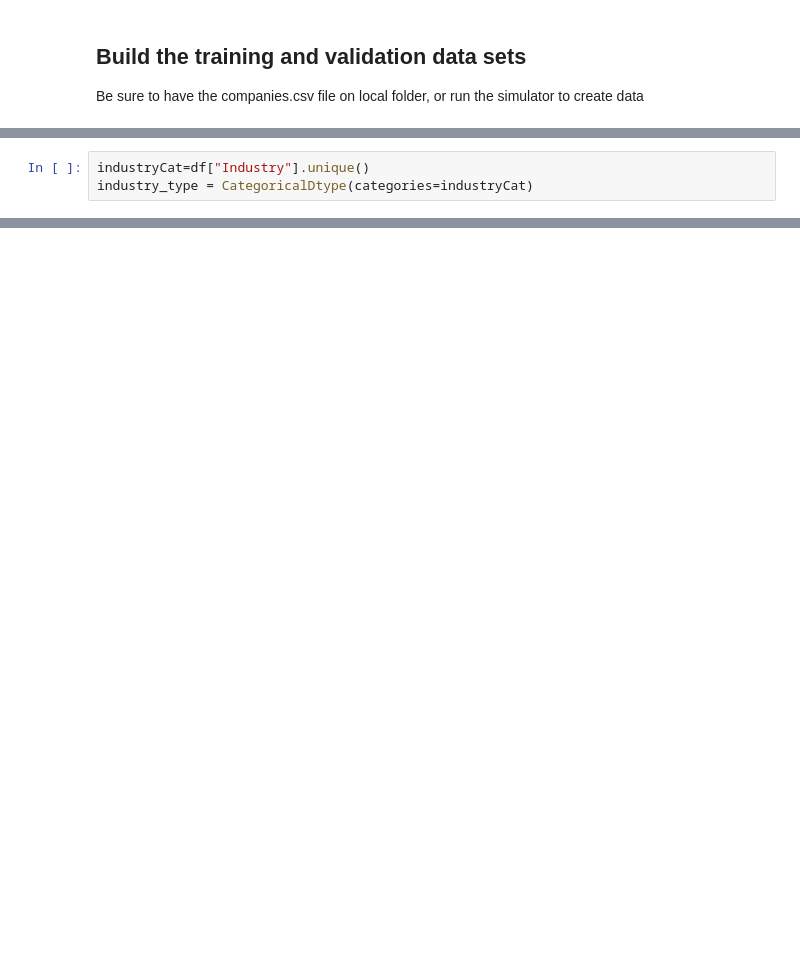
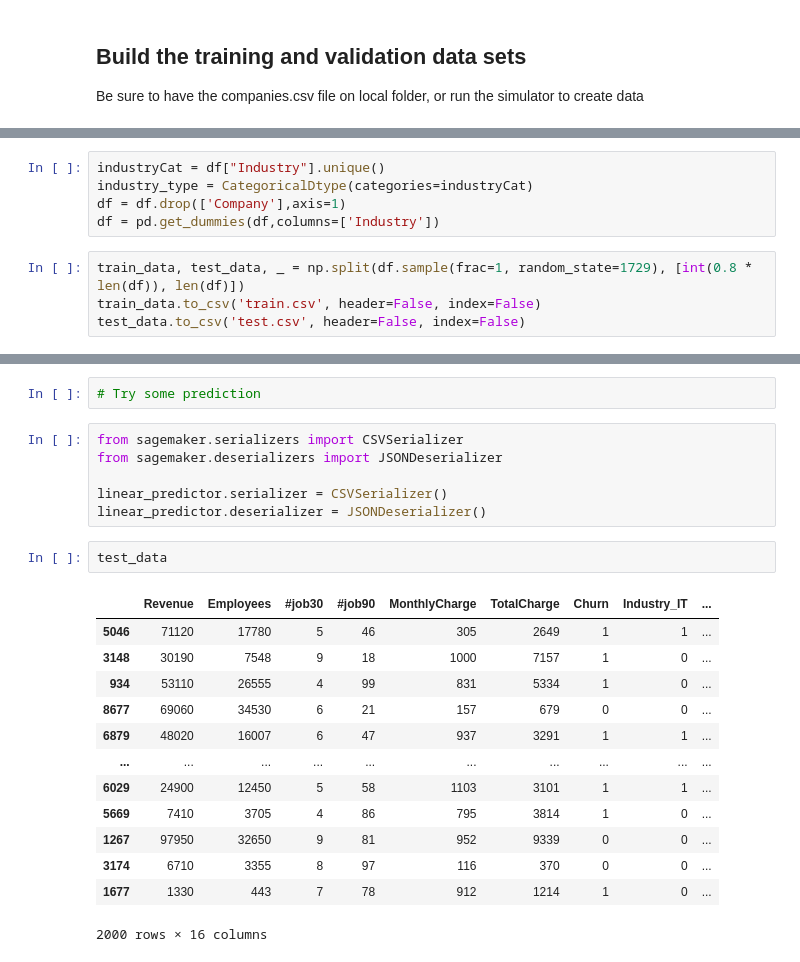
Before and after one commit to jbcodeforce/big-data-tenant-analytics, a Jupyter notebook: CompanyRisk/company-churn-sm.ipynb, the cells around one changed output, grey strips where cells are left out. Drawn from its saved outputs; the diff is of its cells as text; blank space fills up the shorter version.

```diff
--- a/CompanyRisk/company-churn-sm.ipynb
+++ b/CompanyRisk/company-churn-sm.ipynb
@@ -28,3 +76,9 @@ df.info()
 # %%
-industryCat=df["Industry"].unique()
+industryCat = df["Industry"].unique()
 industry_type = CategoricalDtype(categories=industryCat)
+df = df.drop(['Company'],axis=1)
+df = pd.get_dummies(df,columns=['Industry'])
+# %%
+train_data, test_data, _ = np.split(df.sample(frac=1, random_state=1729), [int(0.8 * len(df)), len(df)])
+train_data.to_csv('train.csv', header=False, index=False)
+test_data.to_csv('test.csv', header=False, index=False)
@@ -30,0 +184,24 @@ industry_type = CategoricalDtype(categories=industryCat)
+# %%
+# Try some prediction
+# %%
+from sagemaker.serializers import CSVSerializer
+from sagemaker.deserializers import JSONDeserializer
+
+linear_predictor.serializer = CSVSerializer()
+linear_predictor.deserializer = JSONDeserializer()
+# %%
+test_data
+# %% [output]
+|  | Revenue | Employees | #job30 | #job90 | MonthlyCharge | TotalCharge | Churn | Industry_IT | ... |
+| 5046 | 71120 | 17780 | 5 | 46 | 305 | 2649 | 1 | 1 | ... |
+| 3148 | 30190 | 7548 | 9 | 18 | 1000 | 7157 | 1 | 0 | ... |
+| 934 | 53110 | 26555 | 4 | 99 | 831 | 5334 | 1 | 0 | ... |
+| 8677 | 69060 | 34530 | 6 | 21 | 157 | 679 | 0 | 0 | ... |
+| 6879 | 48020 | 16007 | 6 | 47 | 937 | 3291 | 1 | 1 | ... |
+| ... | ... | ... | ... | ... | ... | ... | ... | ... | ... |
+| 6029 | 24900 | 12450 | 5 | 58 | 1103 | 3101 | 1 | 1 | ... |
+| 5669 | 7410 | 3705 | 4 | 86 | 795 | 3814 | 1 | 0 | ... |
+| 1267 | 97950 | 32650 | 9 | 81 | 952 | 9339 | 0 | 0 | ... |
+| 3174 | 6710 | 3355 | 8 | 97 | 116 | 370 | 0 | 0 | ... |
+| 1677 | 1330 | 443 | 7 | 78 | 912 | 1214 | 1 | 0 | ... |
+2000 rows × 16 columns
```
Also changed, not shown: parts of 12 cells of this notebook, 21 other files.
